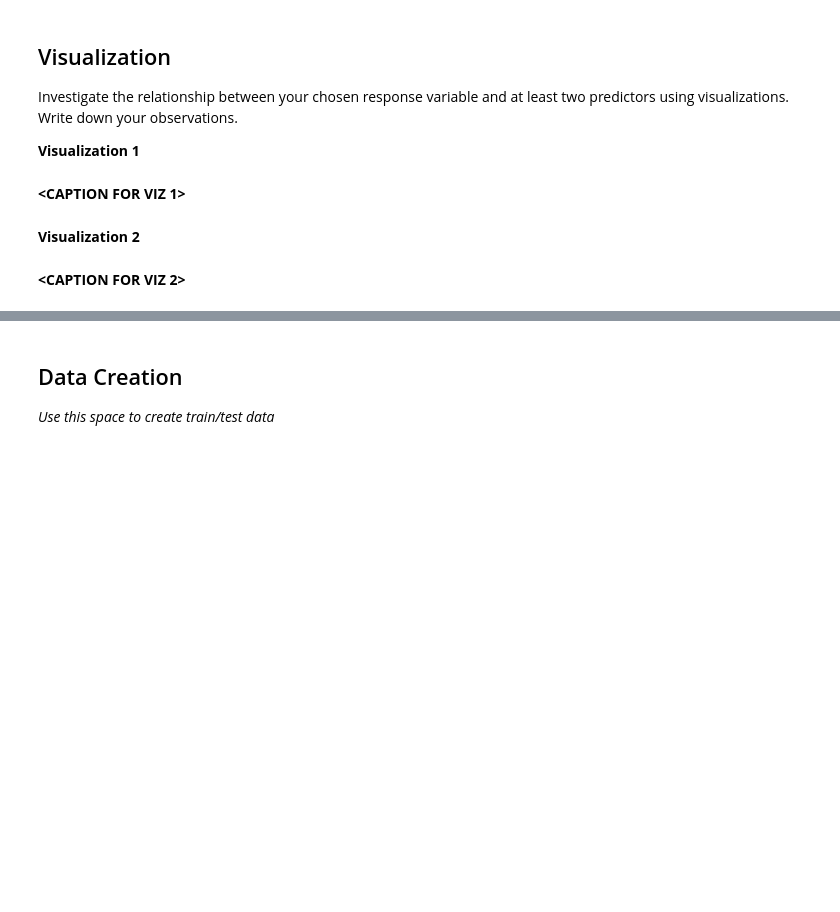
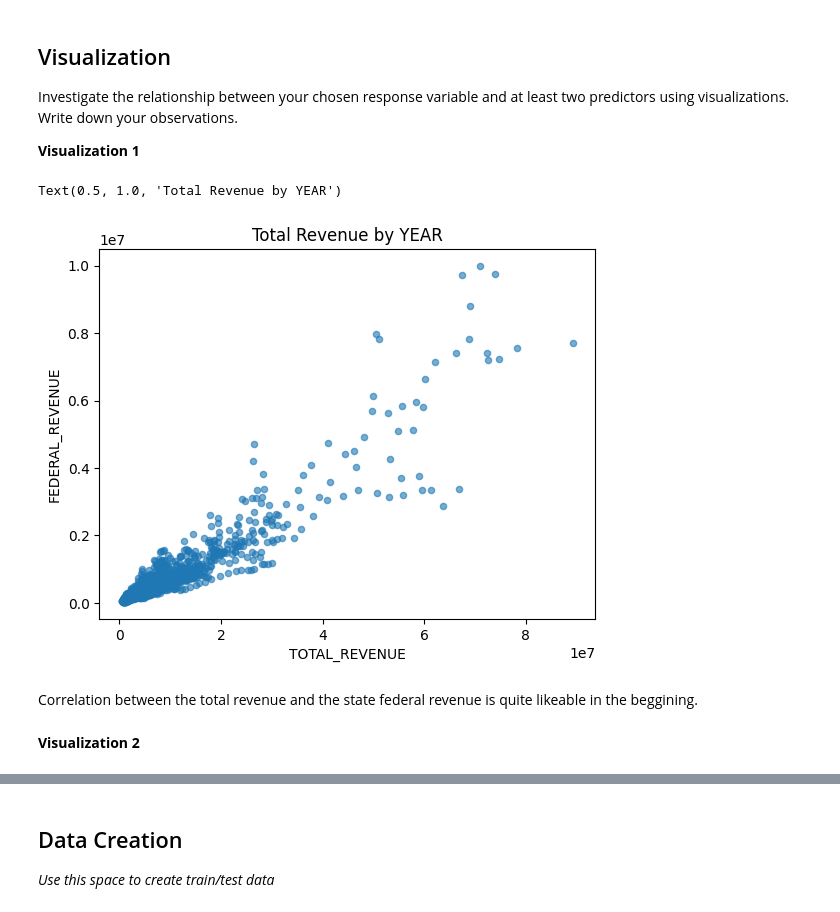
Before and after one commit to LuCkYProgram/MDST-Tutorial-Redesign, a Jupyter notebook: tutorial1/checkpoint1.ipynb, the cells around one changed output, grey strips where cells are left out. Drawn from its saved outputs; the diff is of its cells as text; code cells hidden in the pictures; blank space fills up the shorter version.

```diff
--- a/tutorial1/checkpoint1.ipynb
+++ b/tutorial1/checkpoint1.ipynb
@@ -149,0 +145,2 @@ Feature engineering justification: **<BRIEFLY DESCRIBE WHY YOU MADE THE CHANGES
+# %%
+df['TOTAL_REVENUE_AND_TOTAL_EXPENDITURE_RATIO'] = df['TOTAL_EXPENDITURE'] / df['TOTAL_REVENUE']
@@ -153,9 +152,13 @@ Feature engineering justification: **<BRIEFLY DESCRIBE WHY YOU MADE THE CHANGES
 Investigate the relationship between your chosen response variable and at least two predictors using visualizations. Write down your observations.
 
 **Visualization 1**
-# %% [markdown]
-**<CAPTION FOR VIZ 1>**
+# %%
+df.plot.scatter(x='TOTAL_REVENUE', y='FEDERAL_REVENUE', alpha=0.6)
+plt.title('Total Revenue by YEAR')
+# %% [output]
+Text(0.5, 1.0, 'Total Revenue by YEAR')
+[figure, added]
+# %% [markdown]
+Correlation between the total revenue and the state federal revenue is quite likeable in the beggining.
 # %% [markdown]
 **Visualization 2**
-# %% [markdown]
-**<CAPTION FOR VIZ 2>**
```
Also changed, not shown: parts of 18 cells of this notebook, 1 other file.
